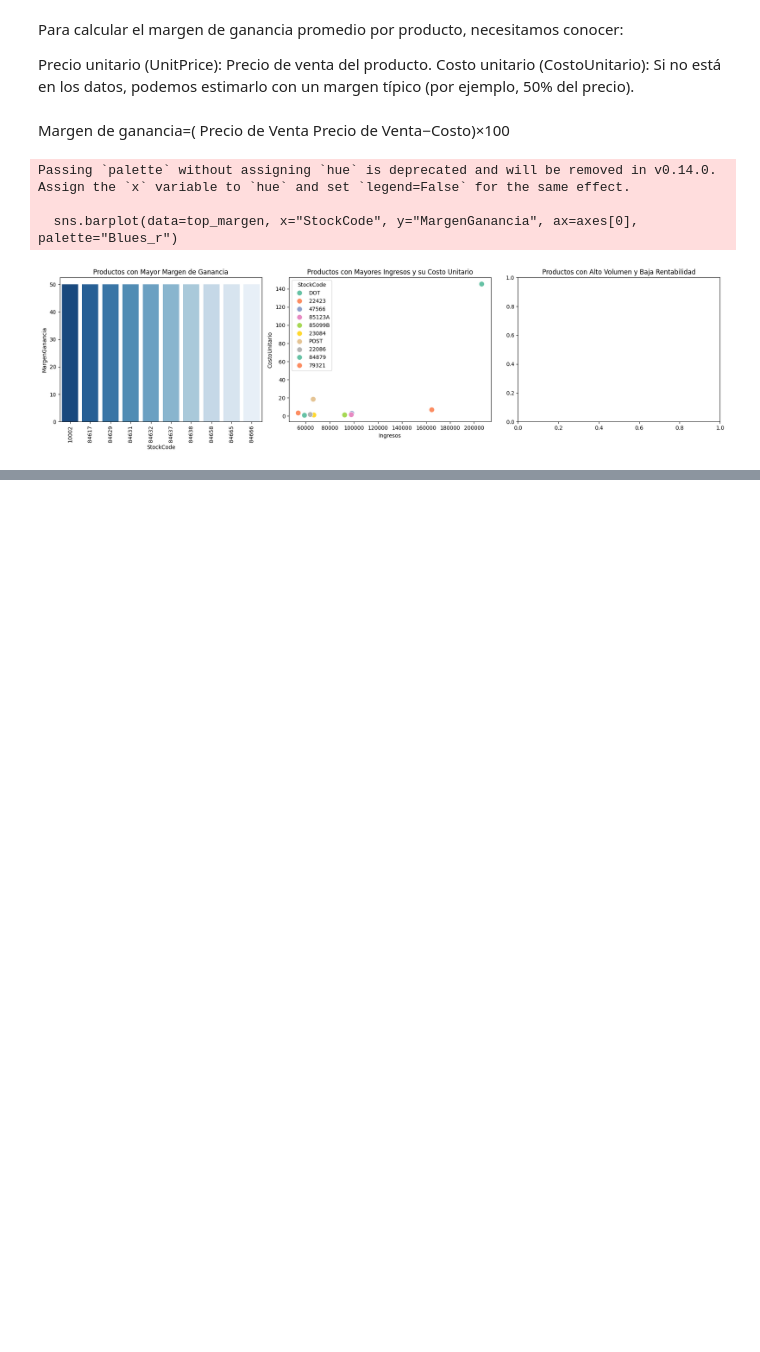
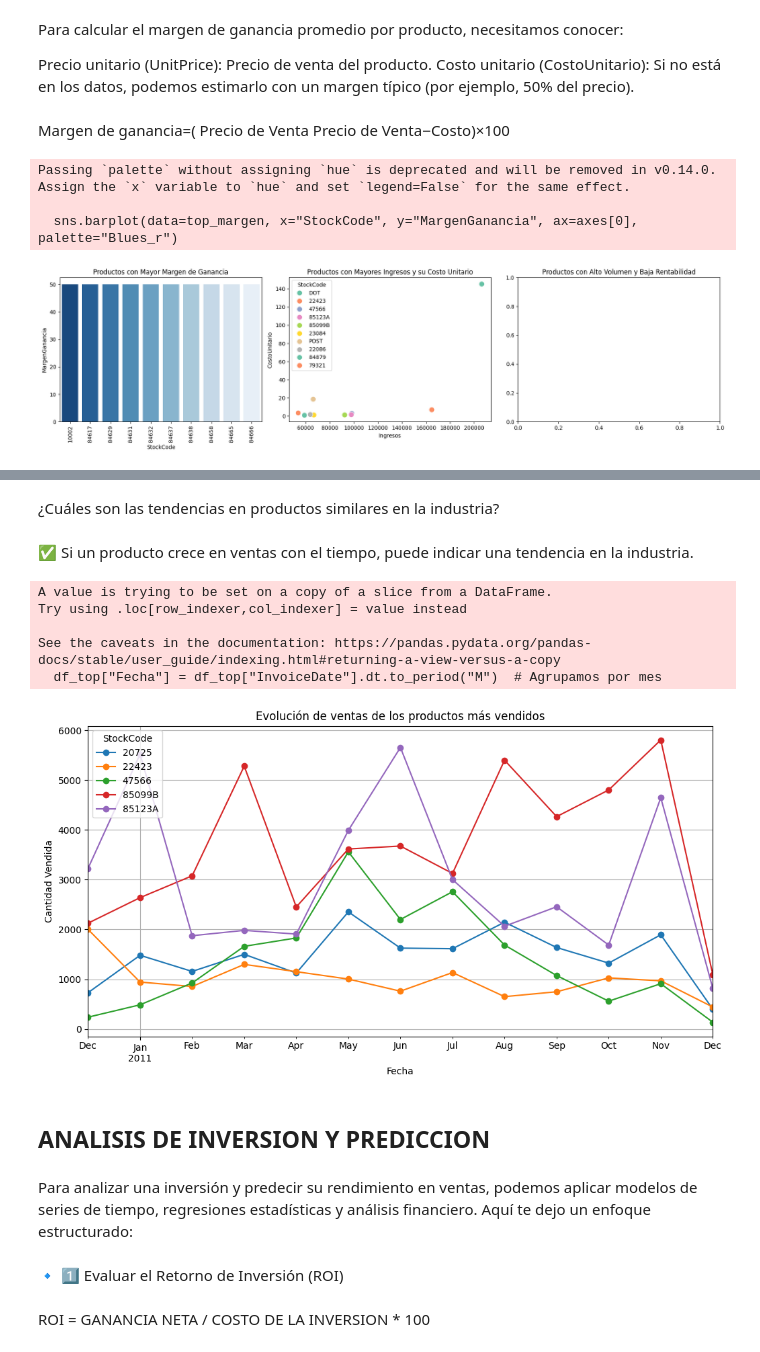
Before and after one commit to JosePicalua/Proyectos-Data-Analys-Science, a Jupyter notebook: DataSet-Kaggle/Proyecto-3-Online-Retail/proyectoVENTASonlineretail.ipynb, the cells around one changed output, grey strips where cells are left out. Cells and saved outputs as stored; diff of their text form; code cells hidden in the pictures; blank space fills up the shorter version.

```diff
--- a/DataSet-Kaggle/Proyecto-3-Online-Retail/proyectoVENTASonlineretail.ipynb
+++ b/DataSet-Kaggle/Proyecto-3-Online-Retail/proyectoVENTASonlineretail.ipynb
@@ -342,0 +431,34 @@ Passing `palette` without assigning `hue` is deprecated and will be removed in v
+# %% [markdown]
+¿Cuáles son las tendencias en productos similares en la industria?
+# %% [markdown]
+✅ Si un producto crece en ventas con el tiempo, puede indicar una tendencia en la industria.
+# %%
+productos_top = df_train["StockCode"].value_counts().nlargest(5).index  # Top 5 productos
+df_top = df_train[df_train["StockCode"].isin(productos_top)]  # Filtramos solo esos productos
+df_top["Fecha"] = df_top["InvoiceDate"].dt.to_period("M")  # Agrupamos por mes
+
+ventas_productos = df_top.groupby(["Fecha", "StockCode"])["Quantity"].sum().unstack()
+
+# Graficar la evolución de los productos más vendidos
+ventas_productos.plot(figsize=(12,6), marker="o")
+plt.title("Evolución de ventas de los productos más vendidos")
+plt.xlabel("Fecha")
+plt.ylabel("Cantidad Vendida")
+plt.legend(title="StockCode")
+plt.grid(True)
+plt.show()
+# %% [output]
+A value is trying to be set on a copy of a slice from a DataFrame.
+Try using .loc[row_indexer,col_indexer] = value instead
+
+See the caveats in the documentation: https://pandas.pydata.org/pandas-docs/stable/user_guide/indexing.html#returning-a-view-versus-a-copy
+  df_top["Fecha"] = df_top["InvoiceDate"].dt.to_period("M")  # Agrupamos por mes
+[figure, added]
+# %% [markdown]
+## ANALISIS DE INVERSION Y PREDICCION
+# %% [markdown]
+Para analizar una inversión y predecir su rendimiento en ventas, podemos aplicar modelos de series de tiempo, regresiones estadísticas y análisis financiero. Aquí te dejo un enfoque estructurado:
+# %% [markdown]
+🔹 1️⃣ Evaluar el Retorno de Inversión (ROI)
+# %% [markdown]
+ROI = GANANCIA NETA / COSTO DE LA INVERSION * 100
```
Also changed, not shown: parts of 18 cells of this notebook, 5 other files.
